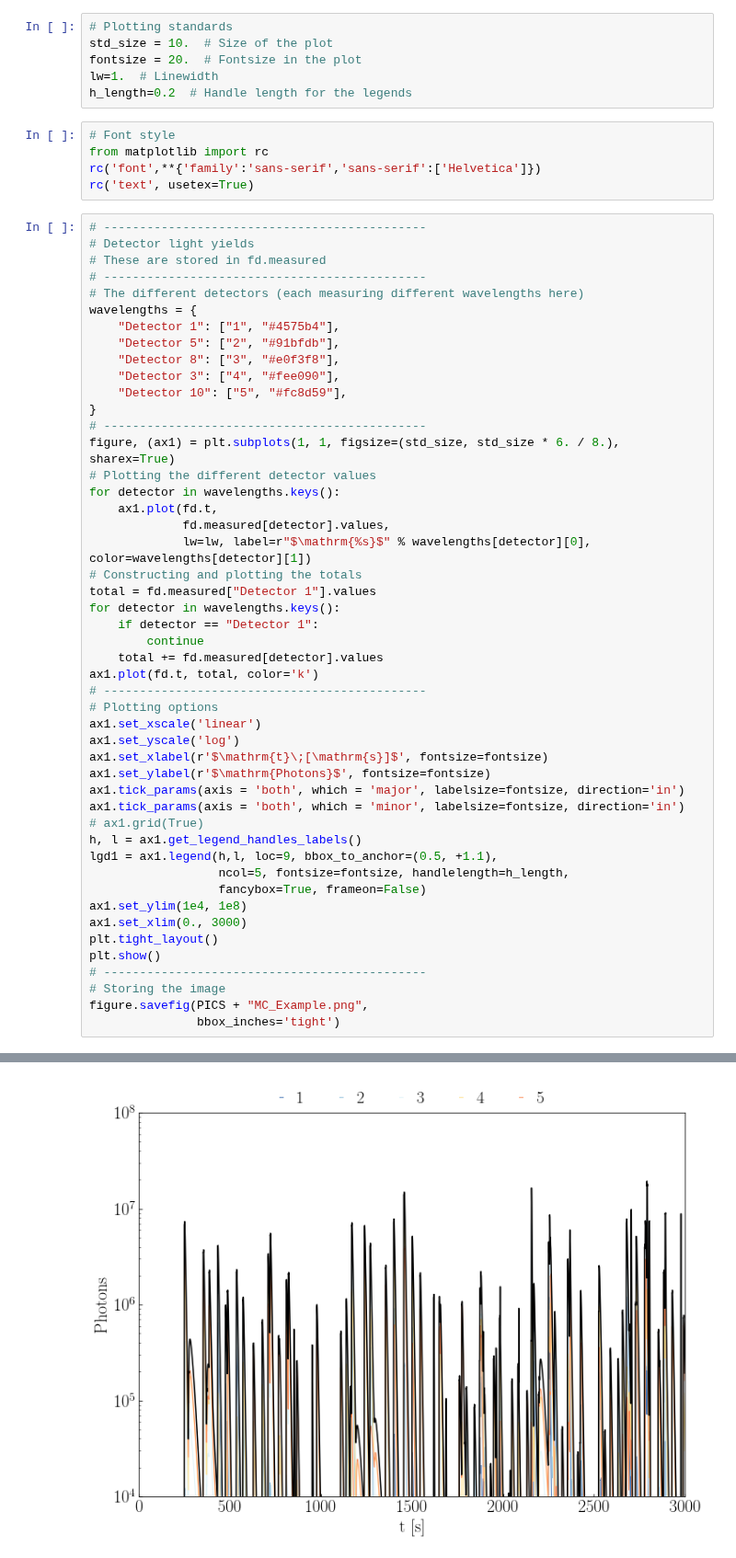
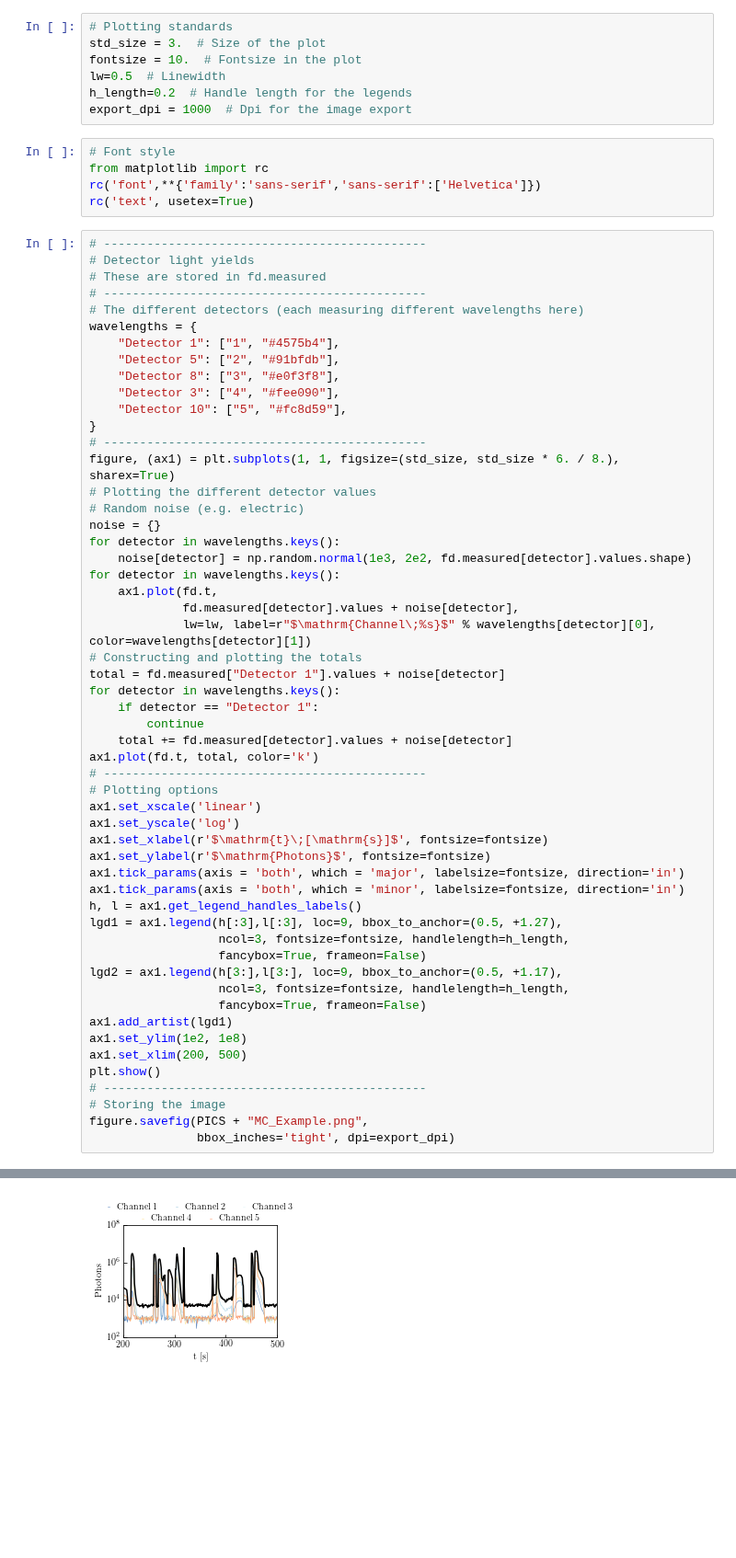
Before and after one commit to MeighenBergerS/fourth_day, a Jupyter notebook: examples/example_basics.ipynb, the cells around one changed output, grey strips where cells are left out. Shown at 92% size. Saved outputs shown, nothing was run; the diff lists cells and outputs as text; blank space fills up the shorter version.

```diff
--- a/examples/example_basics.ipynb
+++ b/examples/example_basics.ipynb
@@ -114,9 +116,10 @@ fd.statistics[100]
 # %%
 # Plotting standards
-std_size = 10.  # Size of the plot
-fontsize = 20.  # Fontsize in the plot
-lw=1.  # Linewidth
+std_size = 3.  # Size of the plot
+fontsize = 10.  # Fontsize in the plot
+lw=0.5  # Linewidth
 h_length=0.2  # Handle length for the legends
+export_dpi = 1000  # Dpi for the image export
 # %%
 # Font style
 from matplotlib import rc
@@ -138,16 +141,20 @@ wavelengths = {
 # ---------------------------------------------
 figure, (ax1) = plt.subplots(1, 1, figsize=(std_size, std_size * 6. / 8.), sharex=True)
 # Plotting the different detector values
+# Random noise (e.g. electric)
+noise = {}
+for detector in wavelengths.keys():
+    noise[detector] = np.random.normal(1e3, 2e2, fd.measured[detector].values.shape)
 for detector in wavelengths.keys():
     ax1.plot(fd.t,
-             fd.measured[detector].values,
-             lw=lw, label=r"$\mathrm{%s}$" % wavelengths[detector][0], color=wavelengths[detector][1])
+             fd.measured[detector].values + noise[detector],
+             lw=lw, label=r"$\mathrm{Channel\;%s}$" % wavelengths[detector][0], color=wavelengths[detector][1])
 # Constructing and plotting the totals
-total = fd.measured["Detector 1"].values
+total = fd.measured["Detector 1"].values + noise[detector]
 for detector in wavelengths.keys():
     if detector == "Detector 1":
         continue
-    total += fd.measured[detector].values
+    total += fd.measured[detector].values + noise[detector]
 ax1.plot(fd.t, total, color='k')
 # ---------------------------------------------
 # Plotting options
@@ -157,17 +164,19 @@ ax1.set_xlabel(r'$\mathrm{t}\;[\mathrm{s}]$', fontsize=fontsize)
 ax1.set_ylabel(r'$\mathrm{Photons}$', fontsize=fontsize)
 ax1.tick_params(axis = 'both', which = 'major', labelsize=fontsize, direction='in')
 ax1.tick_params(axis = 'both', which = 'minor', labelsize=fontsize, direction='in')
-# ax1.grid(True)
 h, l = ax1.get_legend_handles_labels()
-lgd1 = ax1.legend(h,l, loc=9, bbox_to_anchor=(0.5, +1.1),
-                  ncol=5, fontsize=fontsize, handlelength=h_length,
+lgd1 = ax1.legend(h[:3],l[:3], loc=9, bbox_to_anchor=(0.5, +1.27),
+                  ncol=3, fontsize=fontsize, handlelength=h_length,
                   fancybox=True, frameon=False)
-ax1.set_ylim(1e4, 1e8)
-ax1.set_xlim(0., 3000)
-plt.tight_layout()
+lgd2 = ax1.legend(h[3:],l[3:], loc=9, bbox_to_anchor=(0.5, +1.17),
+                  ncol=3, fontsize=fontsize, handlelength=h_length,
+                  fancybox=True, frameon=False)
+ax1.add_artist(lgd1)
+ax1.set_ylim(1e2, 1e8)
+ax1.set_xlim(200, 500)
 plt.show()
 # ---------------------------------------------
 # Storing the image
 figure.savefig(PICS + "MC_Example.png",
-               bbox_inches='tight')
+               bbox_inches='tight', dpi=export_dpi)
 # %% [output]
@@ -175,4 +183,4 @@ findfont: Font family ['sans-serif'] not found. Falling back to DejaVu Sans.
-[figure, old version]
+[figure, new version]
 # %%
 # ---------------------------------------------
 # Creating a view plot
```
Also changed, not shown: parts of 4 cells of this notebook, 27 other files.
